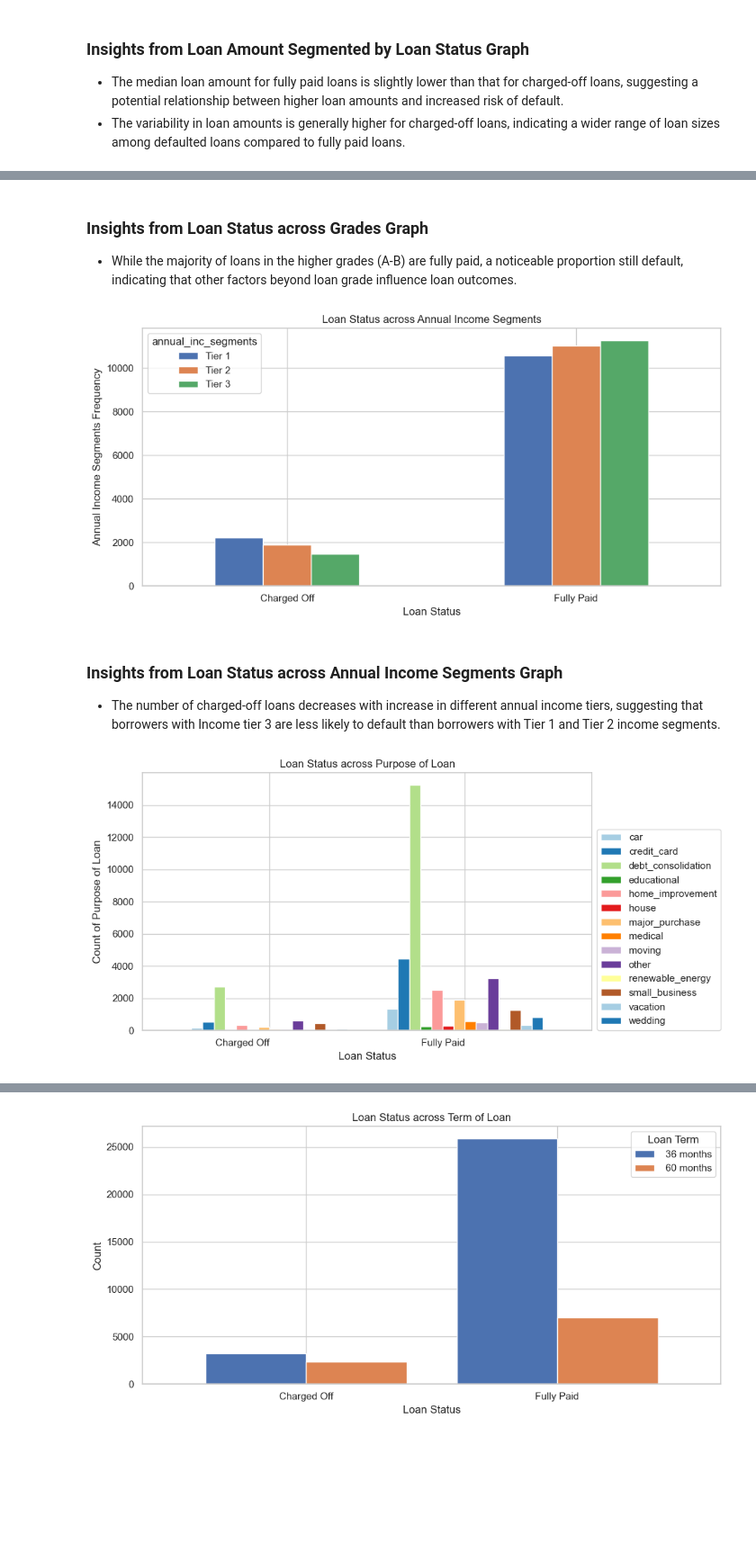
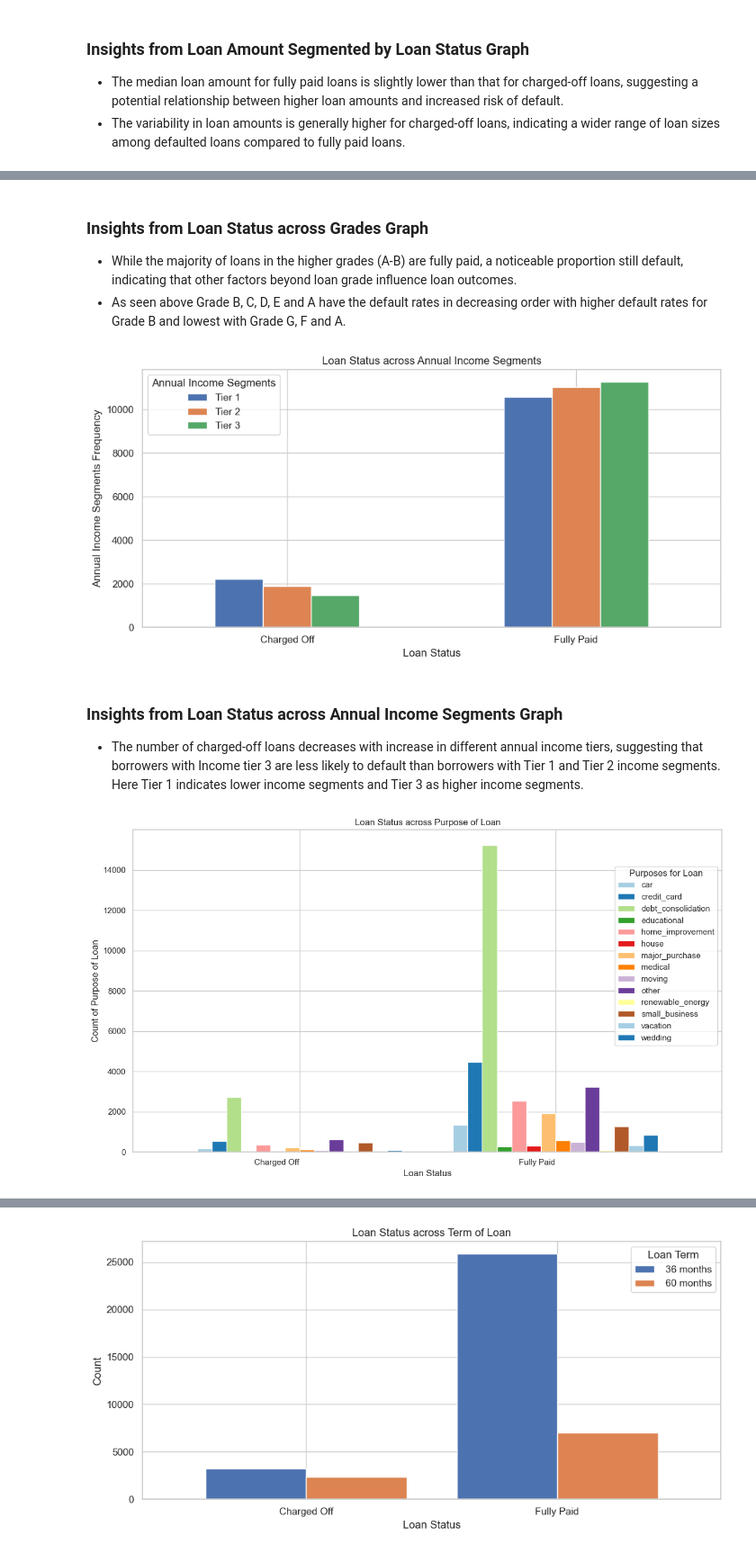
Before and after one commit to sowmilydutta/Lending_Club_Case_Study, a Jupyter notebook: Sowmily_Dutta.ipynb, the cells around one changed output, grey strips where cells are left out. Shown at 90% size. Drawn from its saved outputs; the diff is of its cells as text; code cells hidden in the pictures; blank space fills up the shorter version.

```diff
--- a/Sowmily_Dutta.ipynb
+++ b/Sowmily_Dutta.ipynb
@@ -429,9 +439,11 @@ df_cleaned['int_rate_segments'] = pd.qcut(x=df_cleaned.int_rate, q=[0, 0.33, 0.6
 df_cleaned['annual_inc_segments'] = pd.qcut(x=df_cleaned.annual_inc, q=[0, 0.33, 0.66, 1], labels=["Tier 1", "Tier 2", "Tier 3"])
 
 # Segmenting Revolving line utilization rate into Low, Medium and High Utilization
-# Based on the Figure 15: Plot the Distribution of Revolving line utilization rate, which shows a right-skewed distribution
-# with a concentration of values around 0-10, median imputation would be a suitable approach for handling missing values in the revol_util column.
-df_cleaned['util_status'] = pd.qcut(df_cleaned['revol_util'].fillna(df_cleaned['revol_util'].median()), q=[0, 0.33, 0.66, 1], labels=['Low Utilization', 'Moderate Utilization', 'High Utilization'])
+# Based on Figure 15: Plot the Distribution of the Revolving line utilization rate, which shows a right-skewed distribution
+# with a concentration of values around 0-10, median imputation would be a suitable approach
+# for handling missing values in the revol_util column.
+df_cleaned['util_status'] = pd.qcut(df_cleaned['revol_util'].fillna(df_cleaned['revol_util'].median()), q=[0, 0.33, 0.66, 1],
+                                    labels=['Low Utilization', 'Moderate Utilization', 'High Utilization'])
 # %%
 # Figure 16: Plot the Interest Rate Segmented by Loan Status
 plt.figure(figsize=(10,5))
@@ -512,6 +526,7 @@ plt.show()
 ### Insights from Loan Status across Grades Graph
 
 - While the majority of loans in the higher grades (A-B) are fully paid, a noticeable proportion still default, indicating that other factors beyond loan grade influence loan outcomes.
+- As seen above Grade B, C, D, E and A have the default rates in decreasing order with higher default rates for Grade B and lowest with Grade G, F and A.
 # %%
 # Figure 21: Plot the Annual Income Segmented by Loan Status
 df_cleaned.groupby('loan_status')['annual_inc_segments'].value_counts().unstack().plot(kind='bar', figsize=[10,5])
@@ -519,27 +534,28 @@ plt.title("Loan Status across Annual Income Segments")
 plt.xticks(rotation=0)
 plt.xlabel('Loan Status')
 plt.ylabel('Annual Income Segments Frequency')
+plt.legend(title = "Annual Income Segments")
 plt.tight_layout()
 plt.show()
 # %% [output]
-[figure, old version]
+[figure, new version]
 # %% [markdown]
 ### Insights from Loan Status across Annual Income Segments Graph
 
-- The number of charged-off loans decreases with increase in different annual income tiers, suggesting that borrowers with Income tier 3 are less likely to default than borrowers with Tier 1 and Tier 2 income segments.
+- The number of charged-off loans decreases with increase in different annual income tiers, suggesting that borrowers with Income tier 3 are less likely to default than borrowers with Tier 1 and Tier 2 income segments. Here Tier 1 indicates lower income segments and Tier 3 as higher income segments.
 # %%
 # Figure 22: Plot the Purpose of Loan Segmented by Loan Status
 sns.set_palette("Paired")
-df_cleaned.groupby('loan_status')['purpose'].value_counts().unstack().plot(kind='bar', stacked= False, width=0.8, figsize=[10,5])
+df_cleaned.groupby('loan_status')['purpose'].value_counts().unstack().plot(kind='bar', stacked= False, width=0.8, figsize=[12,7])
 plt.title('Loan Status across Purpose of Loan')
 plt.xlabel('Loan Status')
 plt.ylabel('Count of Purpose of Loan')
 plt.xticks(rotation=0, ha='right')
-plt.legend(bbox_to_anchor=[1,0.8])
+plt.legend(title="Purposes for Loan", bbox_to_anchor=[1,0.9])
 plt.tight_layout()
 plt.show()
 # %% [output]
-[figure, old version]
+[figure, new version]
 # %% [markdown]
 ### Insights from Loan Status across Purpose of Loan Graph
 
```
Also changed, not shown: parts of 28 cells of this notebook.
